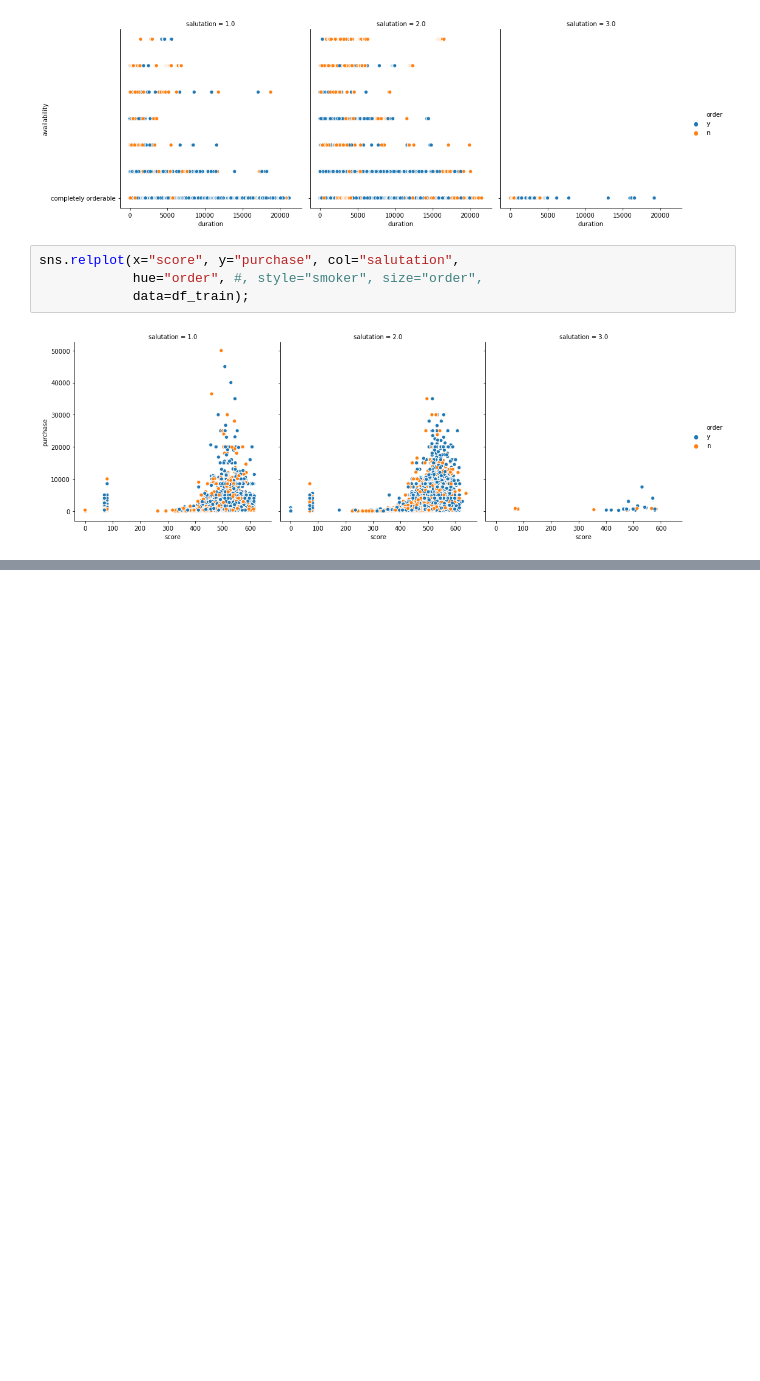
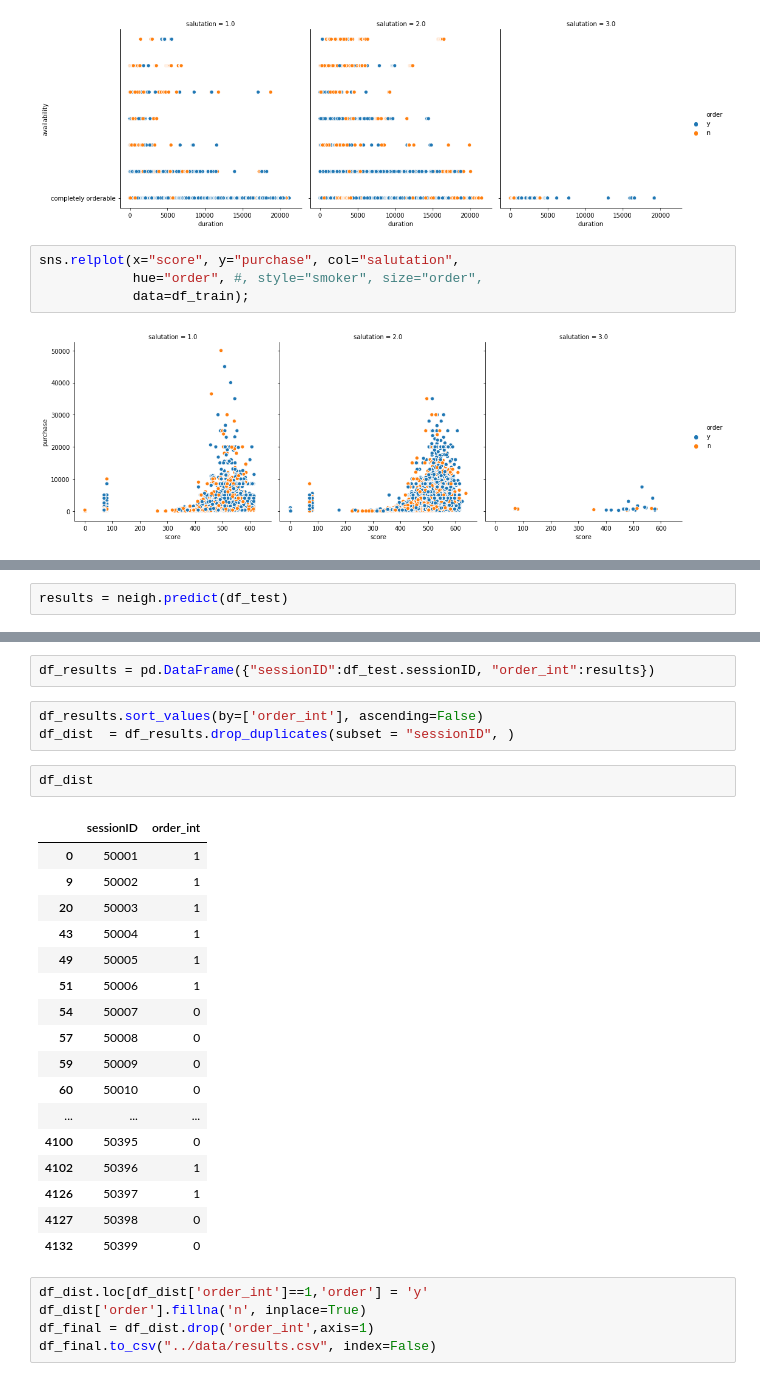
Before and after one commit to BrainMonkey/ml-contest1, a Jupyter notebook: python/jhiciano.ipynb, the cells around one changed output, grey strips where cells are left out. Cells and saved outputs as stored; diff of their text form; blank space fills up the shorter version.

```diff
--- a/python/jhiciano.ipynb
+++ b/python/jhiciano.ipynb
@@ -174,0 +209,2 @@ for name,model in models:
+# %%
+results = neigh.predict(df_test)
@@ -174,0 +230,30 @@ for name,model in models:
+# %%
+df_results = pd.DataFrame({"sessionID":df_test.sessionID, "order_int":results})
+# %%
+df_results.sort_values(by=['order_int'], ascending=False)
+df_dist  = df_results.drop_duplicates(subset = "sessionID", )
+# %%
+df_dist
+# %% [output]
+|  | sessionID | order_int |
+| 0 | 50001 | 1 |
+| 9 | 50002 | 1 |
+| 20 | 50003 | 1 |
+| 43 | 50004 | 1 |
+| 49 | 50005 | 1 |
+| 51 | 50006 | 1 |
+| 54 | 50007 | 0 |
+| 57 | 50008 | 0 |
+| 59 | 50009 | 0 |
+| 60 | 50010 | 0 |
+| ... | ... | ... |
+| 4100 | 50395 | 0 |
+| 4102 | 50396 | 1 |
+| 4126 | 50397 | 1 |
+| 4127 | 50398 | 0 |
+| 4132 | 50399 | 0 |
+# %%
+df_dist.loc[df_dist['order_int']==1,'order'] = 'y'
+df_dist['order'].fillna('n', inplace=True)
+df_final = df_dist.drop('order_int',axis=1)
+df_final.to_csv("../data/results.csv", index=False)
```
Also changed, not shown: parts of 14 cells of this notebook, 2 other files.
